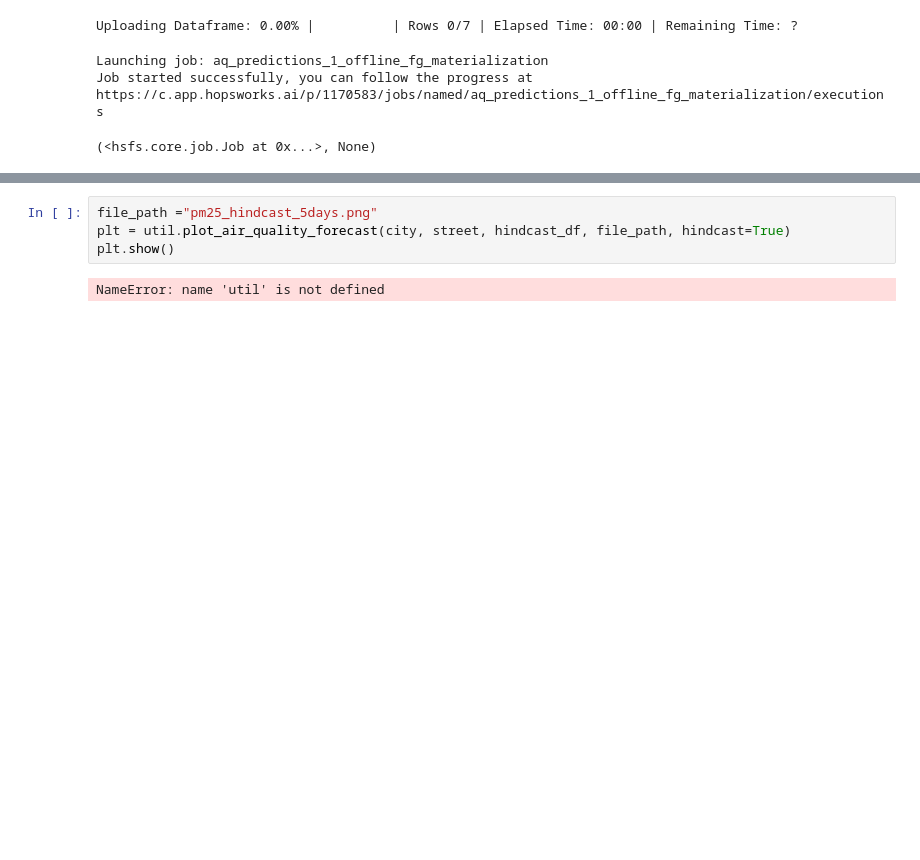
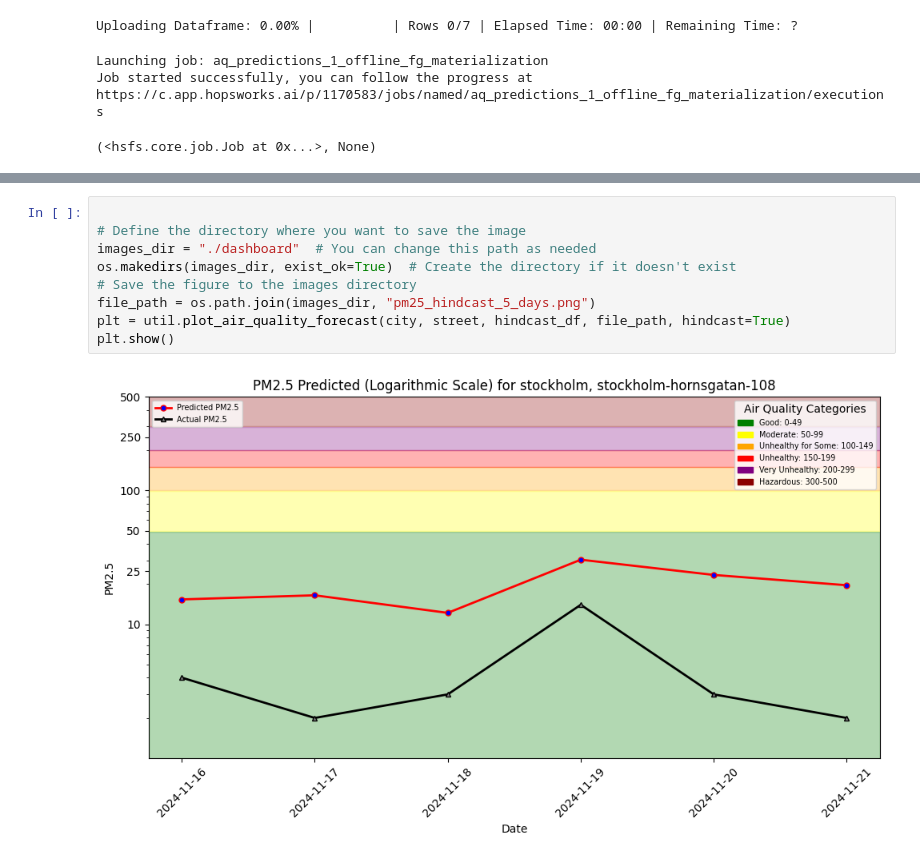
Before and after one commit to IST199655/ID2223_Lab1, a Jupyter notebook: notebooks/lab1/4.Batch_inference.ipynb, the cells around one changed output, grey strips where cells are left out. Saved outputs shown, nothing was run; the diff lists cells and outputs as text; blank space fills up the shorter version.

```diff
--- a/notebooks/lab1/4.Batch_inference.ipynb
+++ b/notebooks/lab1/4.Batch_inference.ipynb
@@ -227,6 +226,11 @@ hindcast_df
-# %%
-file_path ="pm25_hindcast_5days.png"
-plt = util.plot_air_quality_forecast(city, street, hindcast_df, file_path, hindcast=True)
-plt.show()
-# %% [output]
-NameError: name 'util' is not defined
+# %%
+
+# Define the directory where you want to save the image
+images_dir = "./dashboard"  # You can change this path as needed
+os.makedirs(images_dir, exist_ok=True)  # Create the directory if it doesn't exist
+# Save the figure to the images directory
+file_path = os.path.join(images_dir, "pm25_hindcast_5_days.png")
+plt = util.plot_air_quality_forecast(city, street, hindcast_df, file_path, hindcast=True)
+plt.show()
+# %% [output]
+[figure, added]
```
Also changed, not shown: parts of 12 cells of this notebook, 3 other files.
